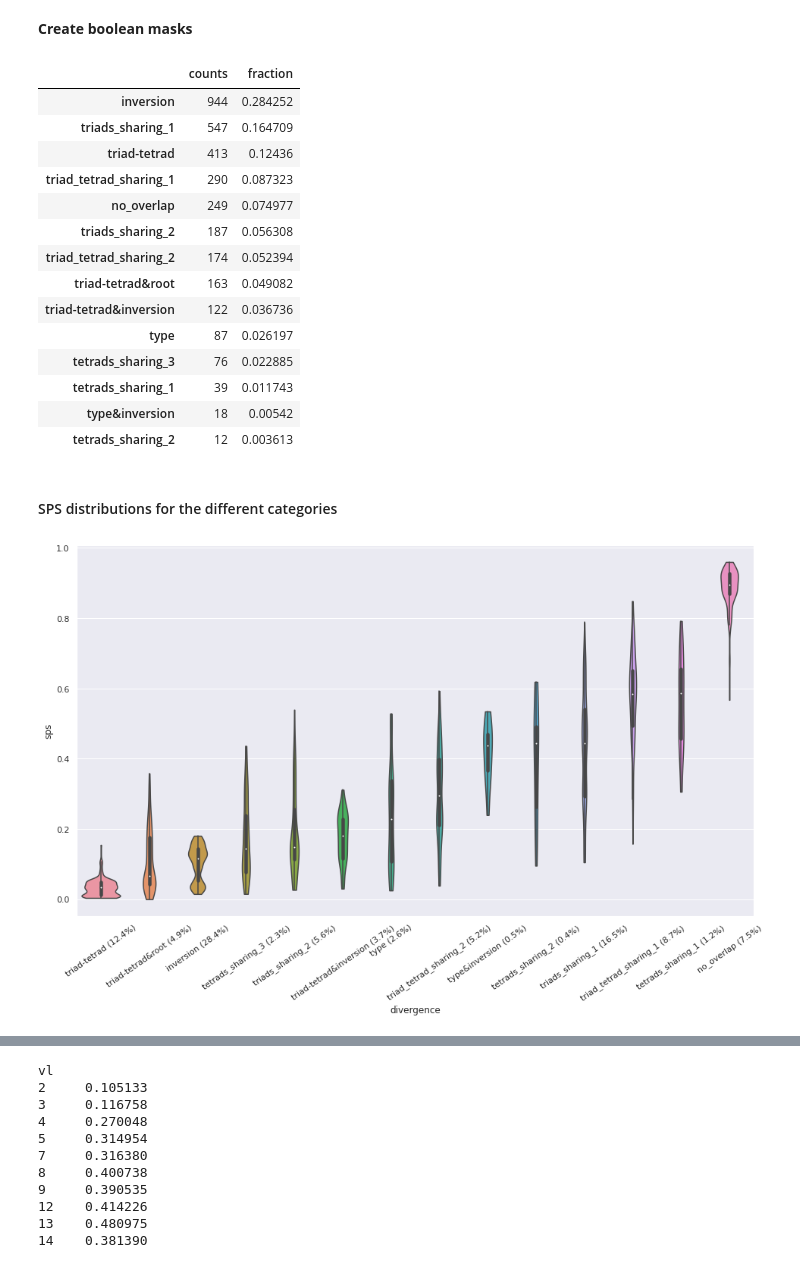
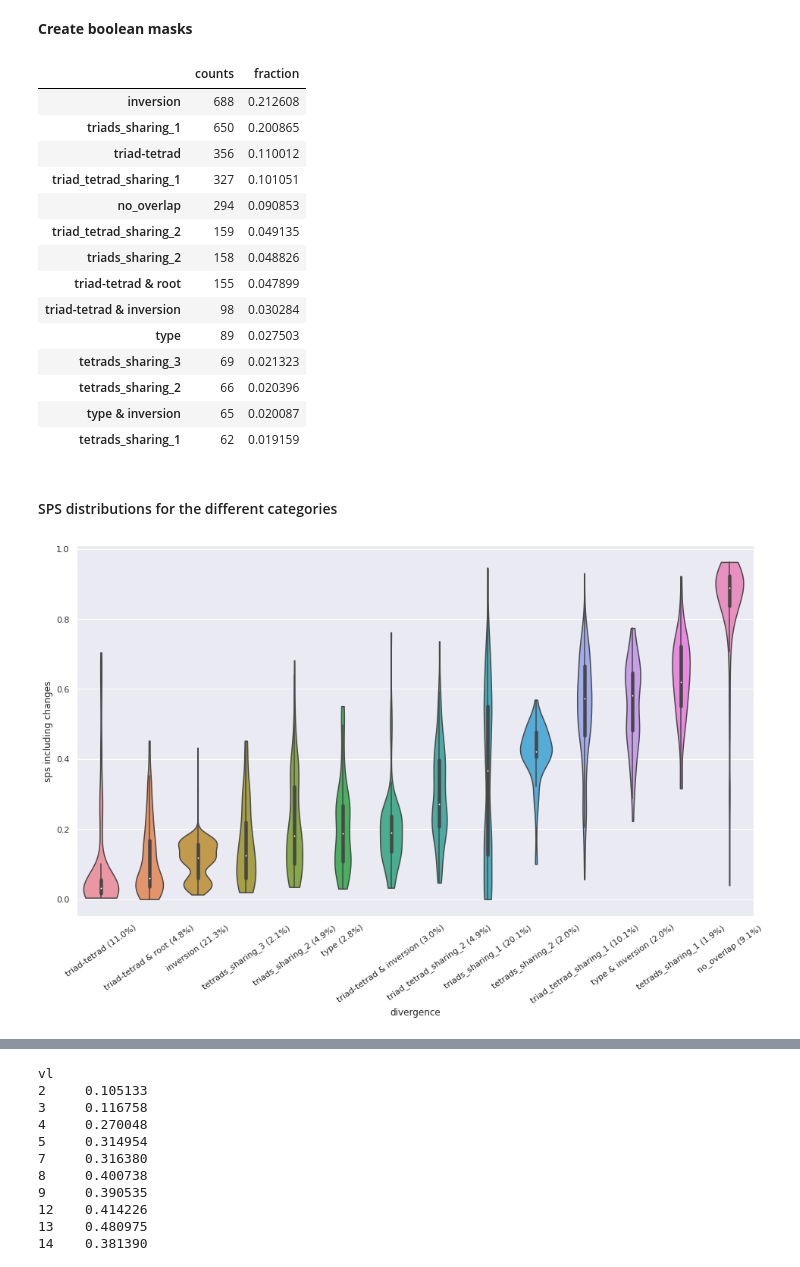
Before and after one commit to DCMLab/chord-eval, a Jupyter notebook: NoteBooks/categorizing_divergences.ipynb, the cells around one changed output, grey strips where cells are left out. Saved outputs shown, nothing was run; the diff lists cells and outputs as text; code cells hidden in the pictures.

```diff
--- a/NoteBooks/categorizing_divergences.ipynb
+++ b/NoteBooks/categorizing_divergences.ipynb
@@ -9,13 +9,15 @@ sys.path.append(os.path.abspath('../python_scripts/'))
 from data_types import ChordType, PitchType
 from utils import get_chord_pitches
 from constants import TRIAD_REDUCTION
+pd.set_option('display.max_rows', 1000)
+pd.set_option('display.max_columns', 500)
 
 def vc(S):
     """Value counts & normalized column"""
     vc = S.value_counts(dropna=False)
     return pd.concat([vc, vc / vc.sum()], axis=1, keys=['counts', 'fraction'])
 # %%
-data = '../Data/Beethoven_sonata_progression/'
+data = '../Data/sonatas_annotations/progressions/'
 csv_files = os.listdir(data)
 fnames = [os.path.splitext(f)[0] for f in csv_files]
 csv_paths = [os.path.join(data, f) for f in csv_files]
@@ -122,47 +124,47 @@ diverging_inv = same_root & same_type
 diverging_type = same_root & same_inversion
 # %%
 ctgs = pd.Series(index=df.index, dtype='string', name='divergence')
-triad_tetrad = same_root & same_type_reduced
+triad_tetrad = same_root & same_type_reduced & (df.triad1 != df.triad2) # the latter part was missing in the first version of the plots. It ensures that only one is a triad
 triad_tetrad_root = overlap == 1
 both_triads = df.triad1 & df.triad2
 selectors = (
     ('inversion', diverging_inv),
-    ('triad-tetrad', triad_tetrad&same_inversion),
-    ('triad-tetrad&inversion', triad_tetrad&~same_inversion),
+    ('triad-tetrad', triad_tetrad & same_inversion),
+    ('triad-tetrad & inversion', triad_tetrad & ~same_inversion),
     ('type', diverging_type),
-    ('type&inversion', same_root),
-    ('triad-tetrad&root', triad_tetrad_root),
+    ('type & inversion', same_root),
+    ('triad-tetrad & root', triad_tetrad_root),
     ('no_overlap', overlap == 0),
     ('tetrads_sharing_3', overlap == 3/4),
     ('tetrads_sharing_2', overlap == 1/2),
     ('tetrads_sharing_1', overlap== 1/4),
     ('triads_sharing_2',  (overlap == Fraction(2,3)) & both_triads),
     ('triad_tetrad_sharing_2', (overlap == Fraction(2,3)) & ~both_triads),
     ('triads_sharing_1', (overlap == Fraction(1,3)) & both_triads),
     ('triad_tetrad_sharing_1', (overlap == Fraction(1,3)) & ~both_triads),
     )
 for c, sel in selectors:
     ctgs = ctgs.where(ctgs.notna(), sel.map({True: c, False: pd.NA}))
 ## Now, fill in the uncategorized with the fraction of diverging notes
 tbt_rel = transform(df, tbt_relaxed_cacheable, ['pc1', 'pc2', 'type1', 'type2'], as_distance=True)
 ctgs = ctgs.where(ctgs.notna(), tbt_rel.astype(str))
 vc(ctgs)
 # %% [output]
 |  | counts | fraction |
-| inversion | 944 | 0.284252 |
-| triads_sharing_1 | 547 | 0.164709 |
-| triad-tetrad | 413 | 0.12436 |
-| triad_tetrad_sharing_1 | 290 | 0.087323 |
-| no_overlap | 249 | 0.074977 |
-| triads_sharing_2 | 187 | 0.056308 |
-| triad_tetrad_sharing_2 | 174 | 0.052394 |
-| triad-tetrad&root | 163 | 0.049082 |
-| triad-tetrad&inversion | 122 | 0.036736 |
-| type | 87 | 0.026197 |
-| tetrads_sharing_3 | 76 | 0.022885 |
-| tetrads_sharing_1 | 39 | 0.011743 |
-| type&inversion | 18 | 0.00542 |
-| tetrads_sharing_2 | 12 | 0.003613 |
+| inversion | 688 | 0.212608 |
+| triads_sharing_1 | 650 | 0.200865 |
+| triad-tetrad | 356 | 0.110012 |
+| triad_tetrad_sharing_1 | 327 | 0.101051 |
+| no_overlap | 294 | 0.090853 |
+| triad_tetrad_sharing_2 | 159 | 0.049135 |
+| triads_sharing_2 | 158 | 0.048826 |
+| triad-tetrad & root | 155 | 0.047899 |
+| triad-tetrad & inversion | 98 | 0.030284 |
+| type | 89 | 0.027503 |
+| tetrads_sharing_3 | 69 | 0.021323 |
+| tetrads_sharing_2 | 66 | 0.020396 |
+| type & inversion | 65 | 0.020087 |
+| tetrads_sharing_1 | 62 | 0.019159 |
 # %% [markdown]
 #### SPS distributions for the different categories
 # %%
@@ -173,10 +175,11 @@ sns.set(rc={"figure.figsize":(16, 9)})
 ax = sns.violinplot(data=df, x=ctgs, y='sps', order=order_by_median, cut=0)
 ax.set_xticklabels(labels)
 plt.xticks(rotation=35)
-plt.savefig('../figures/categories_sps.png', bbox_inches='tight')
+plt.ylabel('sps including changes')
+plt.savefig('../figures/categories_sps_with_changes.png', bbox_inches='tight')
 plt.show()
 # %% [output]
-[figure, old version]
+[figure, new version]
 # %%
 ax = sns.boxplot(data=df, x=ctgs, y='tbt', order=order_by_median)
 ax = sns.stripplot(data=df, x=ctgs, y='tbt', order=order_by_median, marker="o", alpha=0.3, color="black")
```
Also changed, not shown: parts of 18 cells of this notebook, 4 other files.
